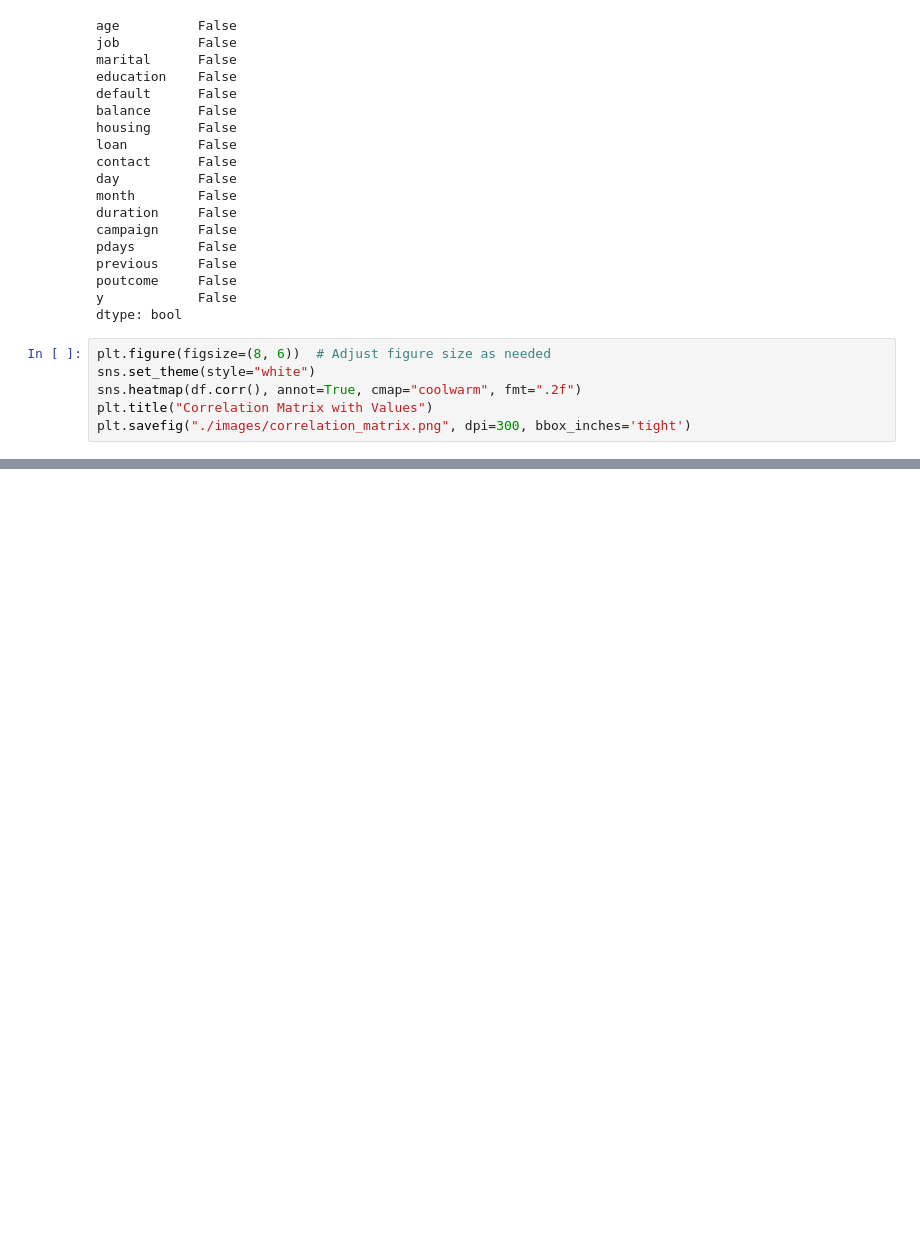
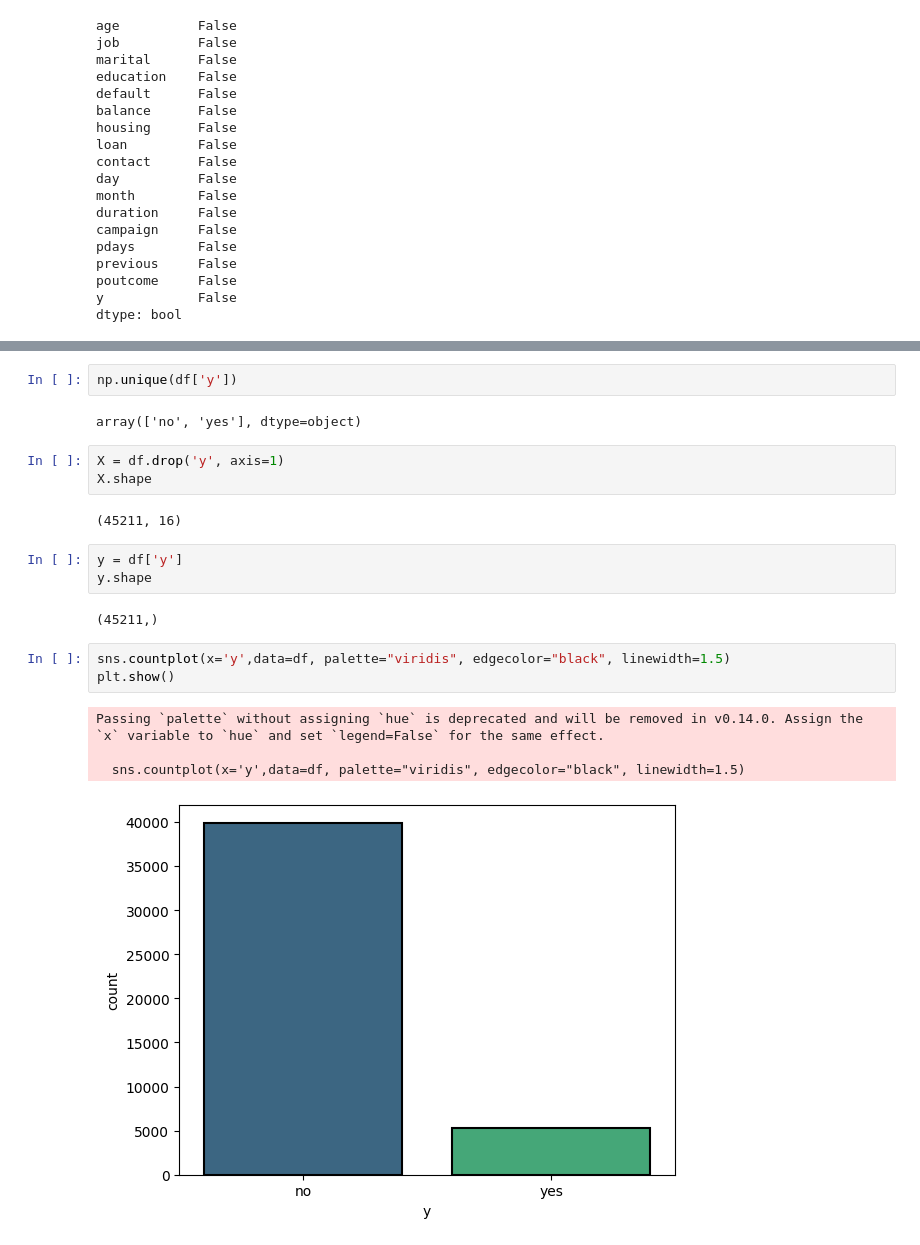
Before and after one commit to rzadrzi/machine-learning, a Jupyter notebook: Supervised/Classification/Bank-Market.ipynb, the cells around one changed output, grey strips where cells are left out. Saved outputs shown, nothing was run; the diff lists cells and outputs as text; blank space fills up the shorter version.

```diff
--- a/Supervised/Classification/Bank-Market.ipynb
+++ b/Supervised/Classification/Bank-Market.ipynb
@@ -38,9 +42,3 @@ previous     False
 poutcome     False
 y            False
 dtype: bool
-# %%
-plt.figure(figsize=(8, 6))  # Adjust figure size as needed
-sns.set_theme(style="white")
-sns.heatmap(df.corr(), annot=True, cmap="coolwarm", fmt=".2f")
-plt.title("Correlation Matrix with Values")
-plt.savefig("./images/correlation_matrix.png", dpi=300, bbox_inches='tight')
@@ -49,0 +66,22 @@ NameError: name 'sns' is not defined
+# %%
+np.unique(df['y'])
+# %% [output]
+array(['no', 'yes'], dtype=object)
+# %%
+X = df.drop('y', axis=1)
+X.shape
+# %% [output]
+(45211, 16)
+# %%
+y = df['y']
+y.shape
+# %% [output]
+(45211,)
+# %%
+sns.countplot(x='y',data=df, palette="viridis", edgecolor="black", linewidth=1.5)
+plt.show()
+# %% [output]
+Passing `palette` without assigning `hue` is deprecated and will be removed in v0.14.0. Assign the `x` variable to `hue` and set `legend=False` for the same effect.
+
+  sns.countplot(x='y',data=df, palette="viridis", edgecolor="black", linewidth=1.5)
+[figure, added]
```
Also changed, not shown: parts of 21 cells of this notebook.
